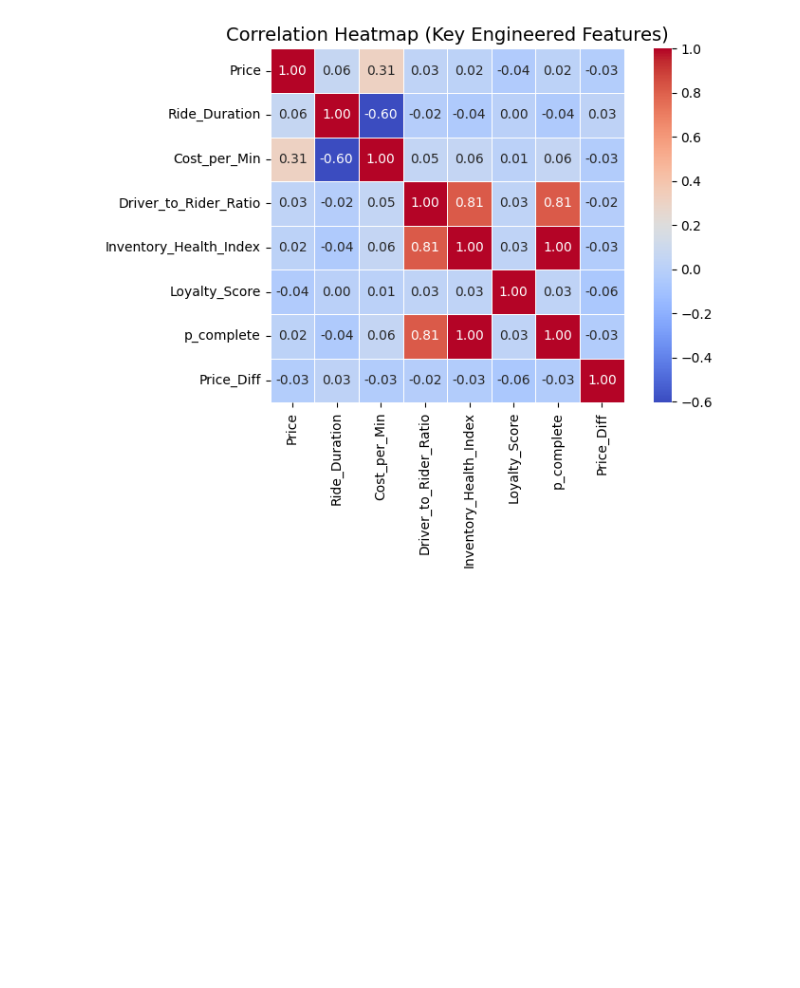
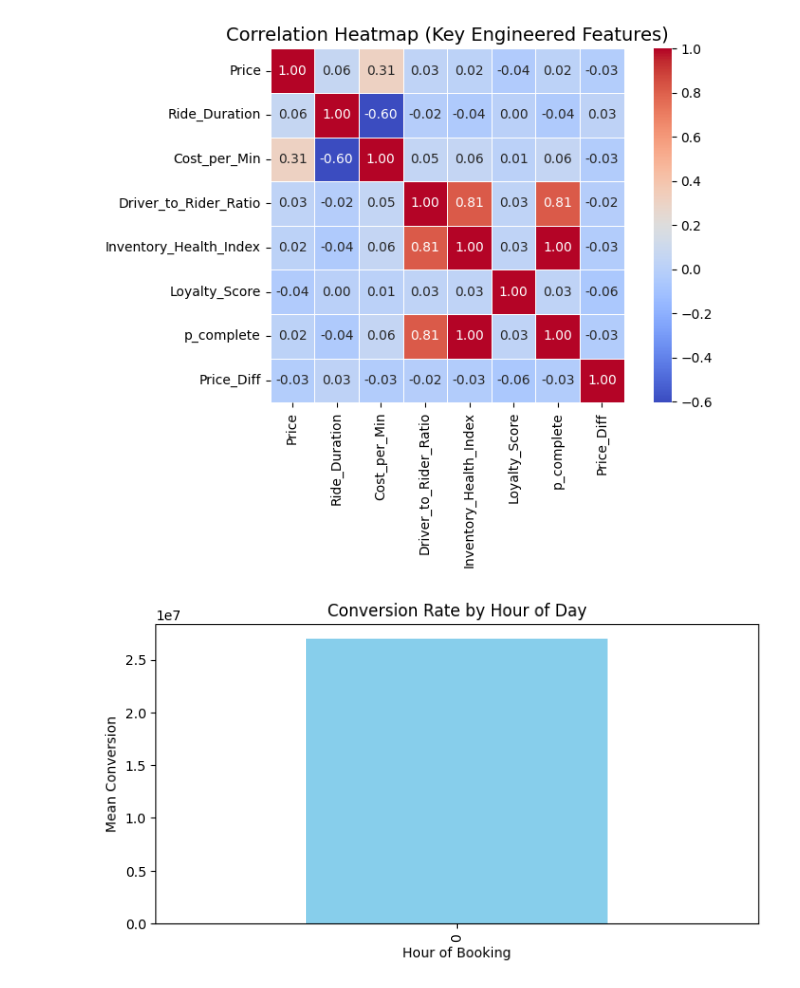
Before and after one commit to Deepikadhinakaran/AI_price_optima, a Jupyter notebook: price_optima.ipynb, the cells around one changed output. Cells and saved outputs as stored; diff of their text form; code cells hidden in the pictures; blank space fills up the shorter version.

```diff
--- a/price_optima.ipynb
+++ b/price_optima.ipynb
@@ -493,3 +493,84 @@ plt.tight_layout()
 plt.show()
 # %% [output]
 [figure]
+# %%
+# =============================
+# 🚖 Ride-Hailing Advanced EDA + Segmentation
+# =============================
+# -----------------------------
+# Advanced Analysis directly on df
+# -----------------------------
+
+import seaborn as sns
+import matplotlib.pyplot as plt
+from sklearn.preprocessing import StandardScaler
+from sklearn.cluster import KMeans
+
+# =============================
+#  Seasonality: Conversion & Price by Time Buckets
+# =============================
+seasonality = (
+    df.groupby("Hour")
+        .agg(mean_conv=("p_complete","mean"),
+             mean_price=("Price","mean"),
+             total_intents=("Number_of_Riders","sum"))
+        .sort_values("mean_conv", ascending=False)
+)
+
+plt.figure(figsize=(8, 4))
+seasonality["mean_conv"].plot(kind="bar", color="skyblue")
+plt.title("Conversion Rate by Hour of Day")
+plt.ylabel("Mean Conversion")
+plt.xlabel("Hour of Booking")
+plt.show()
+
+# =============================
+#  Competitor Pressure
+# =============================
+df["Competitor_Gap_pct"] = (
+    (df["Price"] - df["competitor_price"])
+    / (df["competitor_price"] + 1e-6) * 100.0
+)
+
+comp_pressure = (
+    df.groupby("Vehicle_Type")
+        .agg(
+            avg_gap_pct=("Competitor_Gap_pct","mean"),
+            mean_comp_price=("competitor_price","mean"),
+            mean_our_price=("Price","mean"),
+        )
+        .sort_values("avg_gap_pct")
+)
+
+plt.figure(figsize=(8, 4))
+sns.barplot(x=comp_pressure.index, y=comp_pressure["avg_gap_pct"], palette="coolwarm")
+plt.title("Avg Price Gap vs Competitor by Vehicle Type")
+plt.ylabel("Gap % (Our vs Competitor)")
+plt.xlabel("Vehicle Type")
+plt.xticks(rotation=30)
+plt.show()
+
+
+# =============================
+#  Inventory Health Bands
+# =============================
+bins = [0, 0.5, 0.8, 1.2, 10]
+labels = ["Very Tight","Tight","Balanced","Loose"]
+
+df["Inventory_Band"] = pd.cut(
+    df["Driver_to_Rider_Ratio"], bins=bins, labels=labels, include_lowest=True
+)
+
+inv_summary = df.groupby("Inventory_Band").agg(
+    mean_conv=("p_complete","mean"),
+    mean_price=("Price","mean"),
+    count=("Inventory_Band","size")
+)
+
+plt.figure(figsize=(8, 4))
+inv_summary["mean_conv"].plot(kind="bar", color="orange")
+plt.title("Conversion by Inventory Band")
+plt.ylabel("Mean Conversion")
+plt.show()
+# %% [output]
+[figure, added]
```
Also changed, not shown: parts of 2 cells of this notebook.
